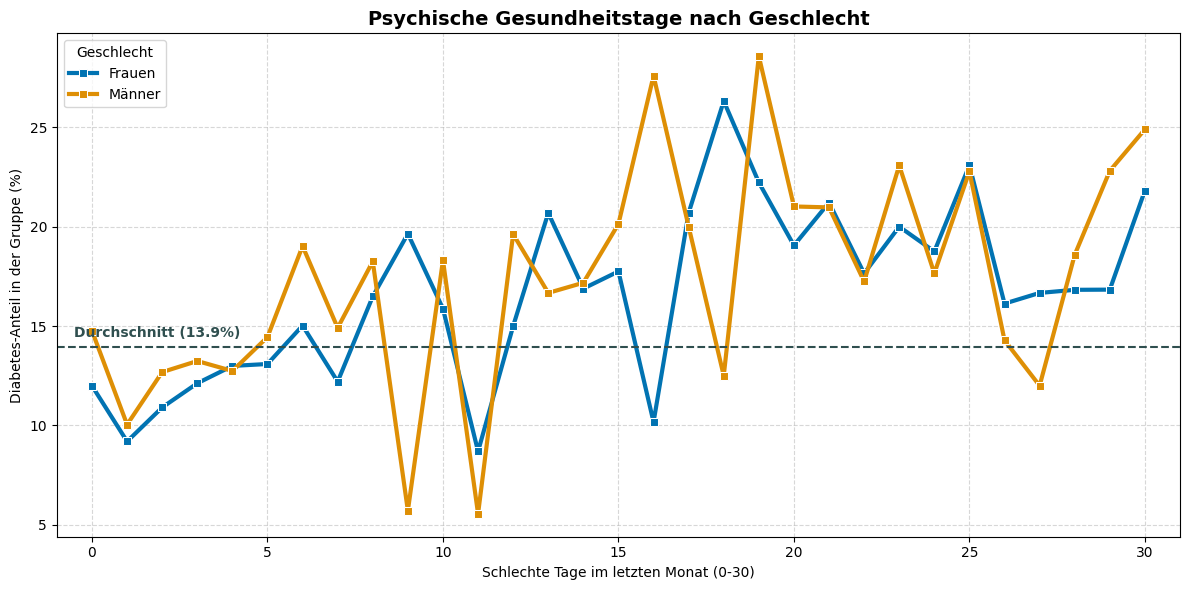
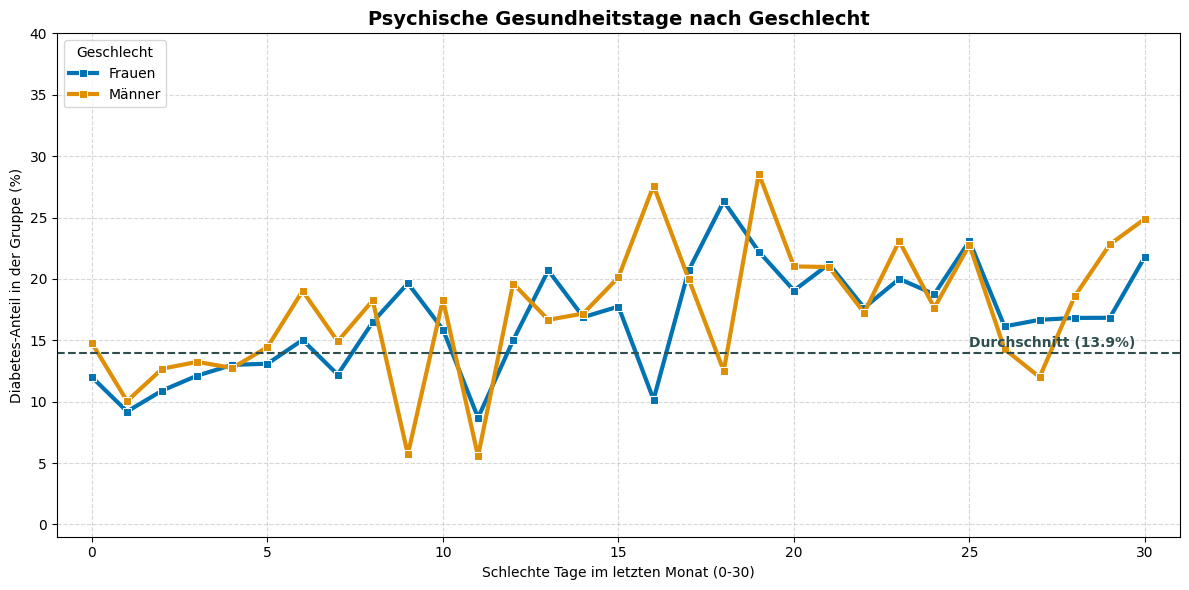
Code edit (unified diff) that turned the first committed figure into the second:
--- before
+++ after
@@ -26,5 +26,5 @@
 # Durchschnittslinie
 plt.axhline(y=baseline_rate, color="darkslategray", linestyle="--")
-plt.text(-0.5, baseline_rate + 0.5, f"Durchschnitt ({baseline_rate:.1f}%)", color="darkslategray", fontweight="bold")
+plt.text(25, baseline_rate + 0.5, f"Durchschnitt ({baseline_rate:.1f}%)", color="darkslategray", fontweight="bold")
 
 # Titel & Achsen
@@ -33,4 +33,5 @@
 plt.ylabel("Diabetes-Anteil in der Gruppe (%)")
 plt.xlim(-1, 31)
+plt.ylim(-1, 40)
 
 # Gitter und Legende links oben 

Commit: Update